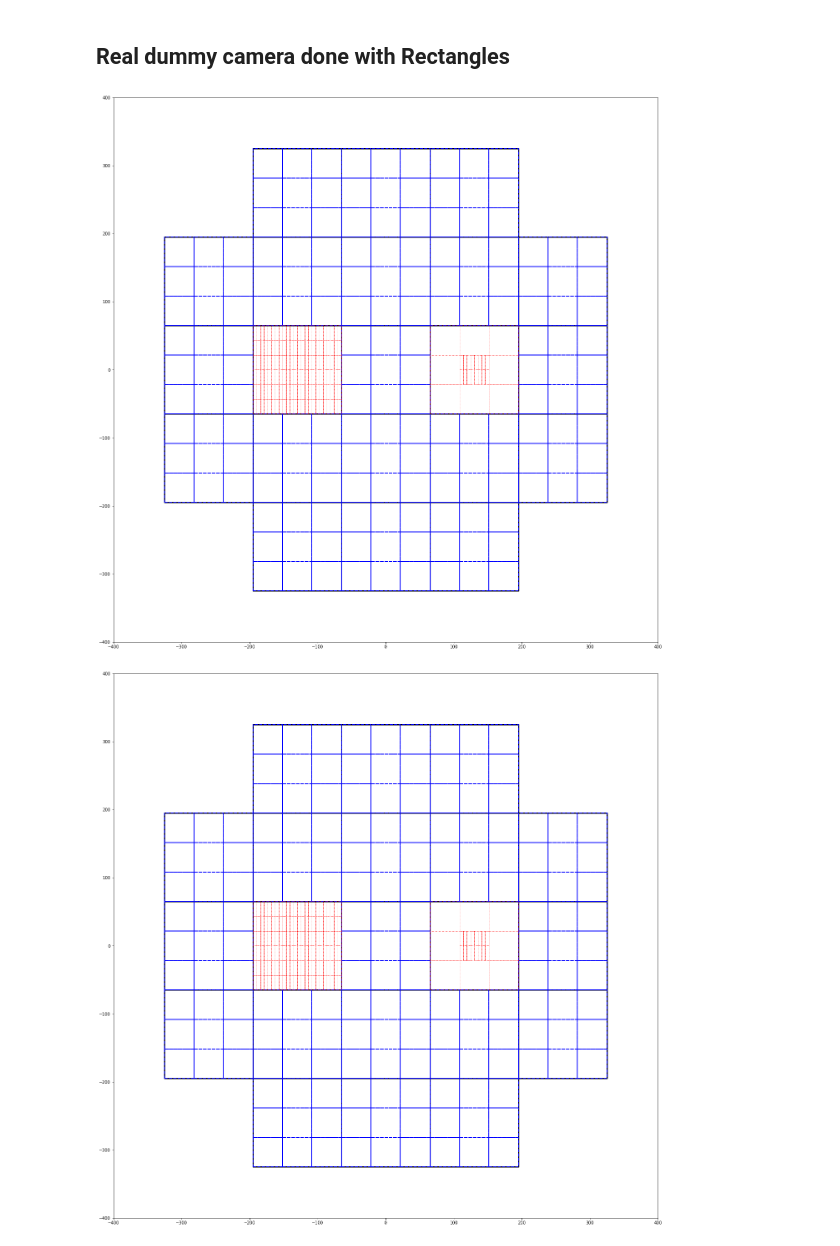
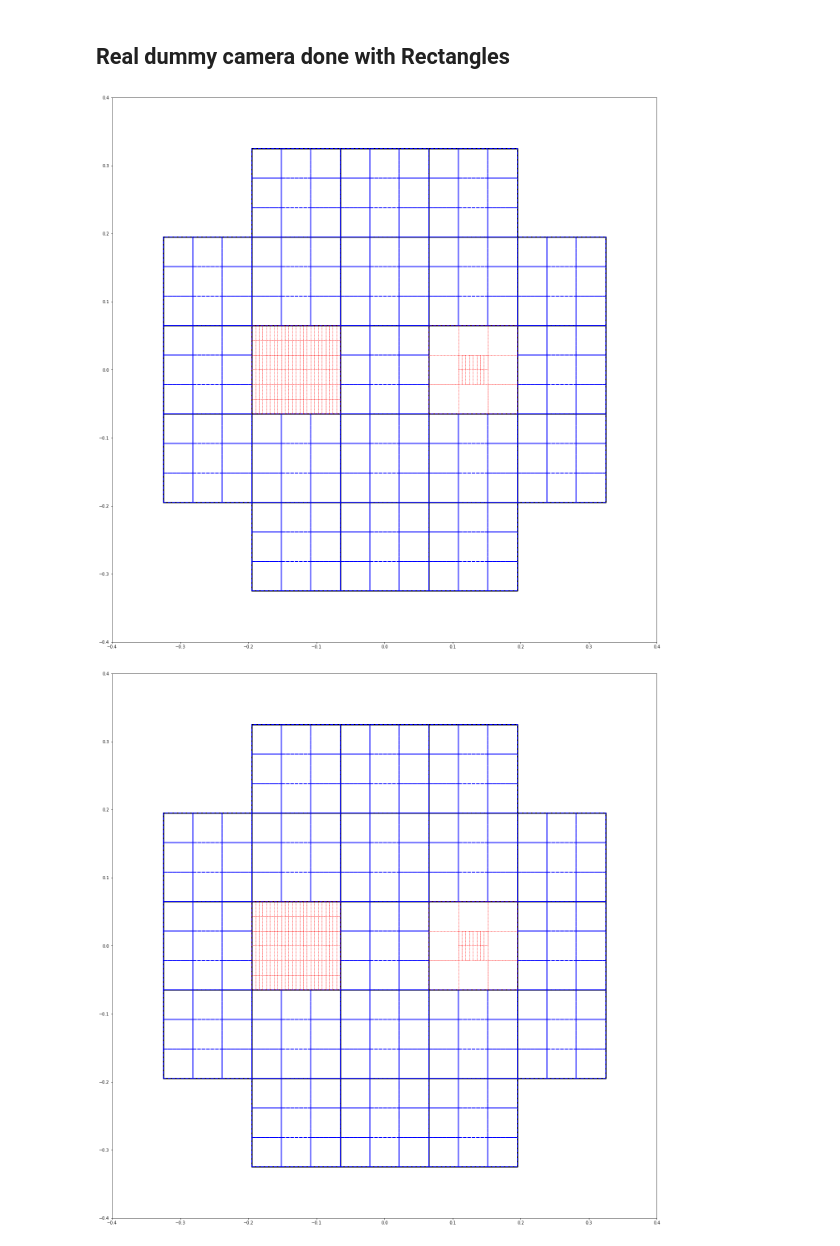
Before and after one commit to lsst-camera-dh/ghosts, a Jupyter notebook: notebooks/dummy_camera_display.ipynb, the cells around one changed output. Drawn from its saved outputs; the diff is of its cells as text; code cells hidden in the pictures.

```diff
--- a/notebooks/dummy_camera_display.ipynb
+++ b/notebooks/dummy_camera_display.ipynb
@@ -78,14 +78,14 @@ plt.gca().set_aspect('equal')
 ## Real dummy camera done with Rectangles
 # %%
 # Rafts range with no gaps
-raft_x = np.arange(-325, 325, 130)
-raft_y = np.arange(-325, 325, 130)
+raft_x = np.arange(-0.325, 0.325, 0.130)
+raft_y = np.arange(-0.325, 0.325, 0.130)
 
 
 # Create figure and axes
 fig, ax = plt.subplots(1, figsize=(24,24))
-plt.ylim([-400, 400])
-plt.xlim([-400, 400])
+plt.ylim([-0.400, 0.400])
+plt.xlim([-0.400, 0.400])
 rafts = []
 ccds = []
 amps = []
@@ -98,34 +98,34 @@ for rx in raft_x[1:4]:
 for rx in raft_x:
     rafts.append(make_raft(rx, raft_y[1]))
     ccds.extend(make_raft_with_ccd(rx, raft_y[1]))
 # line 3
 for i, rx in enumerate(raft_x):
     if i==1:
         amps.extend(make_raft_with_ccd_with_amp(rx, raft_y[2]))
     elif i==3:
         amps.extend(make_raft_with_one_ccd_with_amp(rx, raft_y[2], 4))
     else:
         rafts.append(make_raft(rx, raft_y[2]))
         ccds.extend(make_raft_with_ccd(rx, raft_y[2]))
 # line 4
 for rx in raft_x:
     rafts.append(make_raft(rx, raft_y[3]))
     ccds.extend(make_raft_with_ccd(rx, raft_y[3]))
 # line 5
 for rx in raft_x[1:4]:
     rafts.append(make_raft(rx, raft_y[4]))
     ccds.extend(make_raft_with_ccd(rx, raft_y[4]))
 
 rafts_col = PatchCollection(rafts, facecolor='none', edgecolor='black', linewidth=3)
 ax.add_collection(rafts_col)
 ccds_col = PatchCollection(ccds, facecolor='none', edgecolor='blue', linewidth=2, linestyle='dashed')
 ax.add_collection(ccds_col)
 amps_col = PatchCollection(amps, facecolor='none', edgecolor='red', linewidth=1, linestyle='dotted')
 ax.add_collection(amps_col)
 
 plt.gca().set_aspect('equal')
 # %% [output]
-[figure, old version]
+[figure, new version]
 # %%
 # build camera
 amps_col, ccds_col, rafts_col = build_camera()
@@ -135,11 +135,11 @@ fig, ax = plt.subplots(1, figsize=(24,24))
 ax.add_collection(rafts_col)
 ax.add_collection(ccds_col)
 ax.add_collection(amps_col)
-plt.ylim([-400, 400])
-plt.xlim([-400, 400])
+plt.ylim([-0.400, 0.400])
+plt.xlim([-0.400, 0.400])
 plt.gca().set_aspect('equal')
 # %% [output]
-[figure, old version]
+[figure, new version]
 # %%
 # build camera
 camera = build_camera()
```
Also changed, not shown: parts of 1 cell of this notebook.
